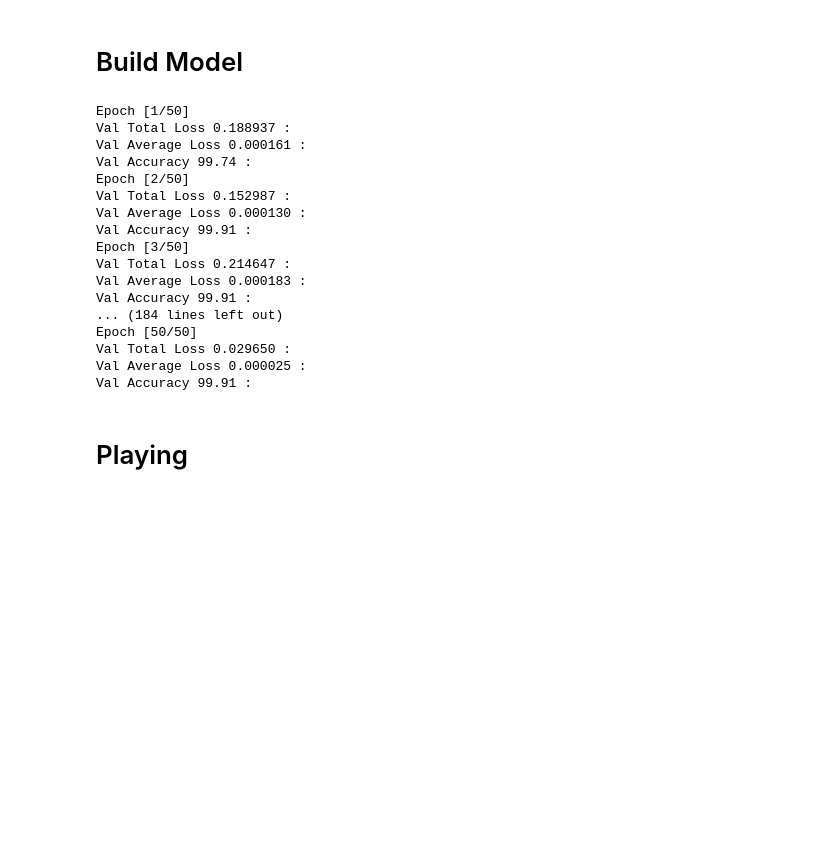
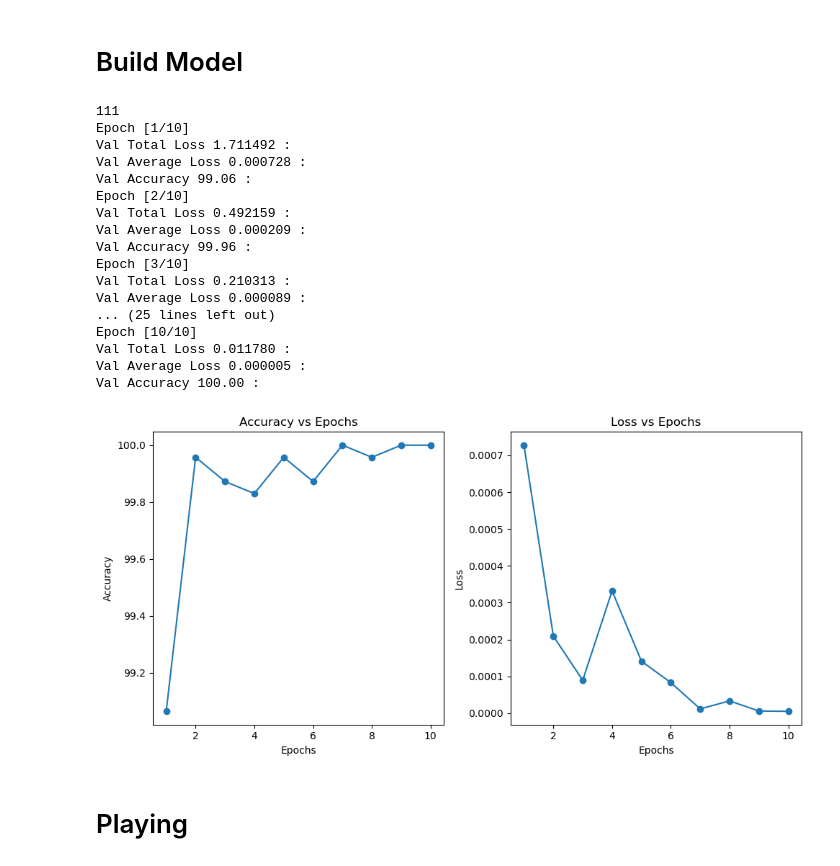
Before and after one commit to Ali-Fartoot/Face-Recognition, a Jupyter notebook: Notebook/Face_Recognition.ipynb, the cells around one changed output. Drawn from its saved outputs; the diff is of its cells as text; code cells hidden in the pictures; blank space fills up the shorter version.

```diff
--- a/Notebook/Face_Recognition.ipynb
+++ b/Notebook/Face_Recognition.ipynb
@@ -166,7 +166,8 @@ data = ConcatDataset([negtive,positive])
 num_samples = len(data)
 indices = list(range(num_samples))
 np.random.shuffle(indices)
-split = int(np.floor(0.2 * num_samples))  # Use 20% of data for validation
+split = int(np.floor(0.4 * num_samples))  # Use 20% of data for validation
+print(split)
 train_indices, val_indices = indices[split:], indices[:split]
 
 # Create samplers for the training and validation parts
@@ -199,20 +202,26 @@ class Embedding(nn.Module):
             self.relu_4 =  nn.ReLU()
             self.flatten = nn.Flatten(start_dim=1)
 
+            self.normalization_64 =  nn.BatchNorm2d(64)
+            self.normalization_128 =  nn.BatchNorm2d(128)
+
             self.linear = nn.Linear(256 * 6 * 6, 4096)
 
     def forward(self, x):
         x = self.conv_1(x)
         x = self.relu_1(x)
         x = self.maxpool_1(x)
+        x = self.normalization_64(x)
 
         x = self.conv_2(x)
         x = self.relu_2(x)
         x = self.maxpool_2(x)
+        x = self.normalization_128(x)
 
         x = self.conv_3(x)
         x = self.relu_3(x)
         x = self.maxpool_3(x)
+        x = self.normalization_128(x)
 
         x = self.conv_4(x)
         x = self.relu_4(x)
@@ -242,6 +251,31 @@ def round(data):
     for i, value in enumerate(data):
         data[i] = 0 if value < 0.5 else 1
     return data
+# %%
+import matplotlib.pyplot as plt
+
+def plot_metrics(acc_data, loss_data, epochs):
+    plt.figure(figsize=(10, 5))
+
+    # Plot accuracy data
+    plt.subplot(1, 2, 1)
+    plt.plot(range(1, epochs + 1), acc_data, marker='o')
+    plt.xlabel('Epochs')
+    plt.ylabel('Accuracy')
+    plt.title('Accuracy vs Epochs')
+
+    # Plot loss data
+    plt.subplot(1, 2, 2)
+    plt.plot(range(1, epochs + 1), loss_data, marker='o')
+    plt.xlabel('Epochs')
+    plt.ylabel('Loss')
+    plt.title('Loss vs Epochs')
+
+    # Adjust subplot spacing
+    plt.tight_layout()
+
+    # Display the plot
+    plt.show()
 # %%
 import torch
 import torch.nn as nn
@@ -261,9 +295,12 @@ criterion =  nn.BCELoss()
 optimizer = optim.Adam(siamese_net.parameters(), lr=1e-4)
 
 # Training loop
-num_epochs = 50
+num_epochs = 10
 
+print(len(train_loader))
 
+accuracies = []
+losses = []
 for epoch in range(num_epochs):
     train_loss = 0.0
     total_samples = 0
@@ -294,6 +331,7 @@ for epoch in range(num_epochs):
 
 
         # Evaluate the model on the validation set
+
     acc_batches = 0
     val_loss = 0.0
     val_total = 0
@@ -322,24 +360,30 @@ for epoch in range(num_epochs):
         print(f"Val Total Loss %f :" %(val_loss))
         print(f"Val Average Loss %f :" % (avg_val_loss))
         print(f"Val Accuracy %.2f :" % (100 * (val_correct / total_samples ) ))
+        accuracies.append(100 * (val_correct / total_samples ))
+        losses.append(avg_val_loss)
 # %% [output]
-Epoch [1/50]
-Val Total Loss 0.188937 :
-Val Average Loss 0.000161 :
-Val Accuracy 99.74 :
-Epoch [2/50]
-Val Total Loss 0.152987 :
-Val Average Loss 0.000130 :
-Val Accuracy 99.91 :
-Epoch [3/50]
-Val Total Loss 0.214647 :
-Val Average Loss 0.000183 :
-Val Accuracy 99.91 :
-... (184 lines left out)
-Epoch [50/50]
-Val Total Loss 0.029650 :
-Val Average Loss 0.000025 :
-Val Accuracy 99.91 :
+111
+Epoch [1/10]
+Val Total Loss 1.711492 :
+Val Average Loss 0.000728 :
+Val Accuracy 99.06 :
+Epoch [2/10]
+Val Total Loss 0.492159 :
+Val Average Loss 0.000209 :
+Val Accuracy 99.96 :
+Epoch [3/10]
+Val Total Loss 0.210313 :
+Val Average Loss 0.000089 :
+... (25 lines left out)
+Epoch [10/10]
+Val Total Loss 0.011780 :
+Val Average Loss 0.000005 :
+Val Accuracy 100.00 :
+# %%
+plot_metrics(accuracies, losses, 10 )
+# %% [output]
+[figure, added]
 # %% [markdown]
 # Playing
 # %% [markdown]
```
Also changed, not shown: parts of 2 cells of this notebook.
